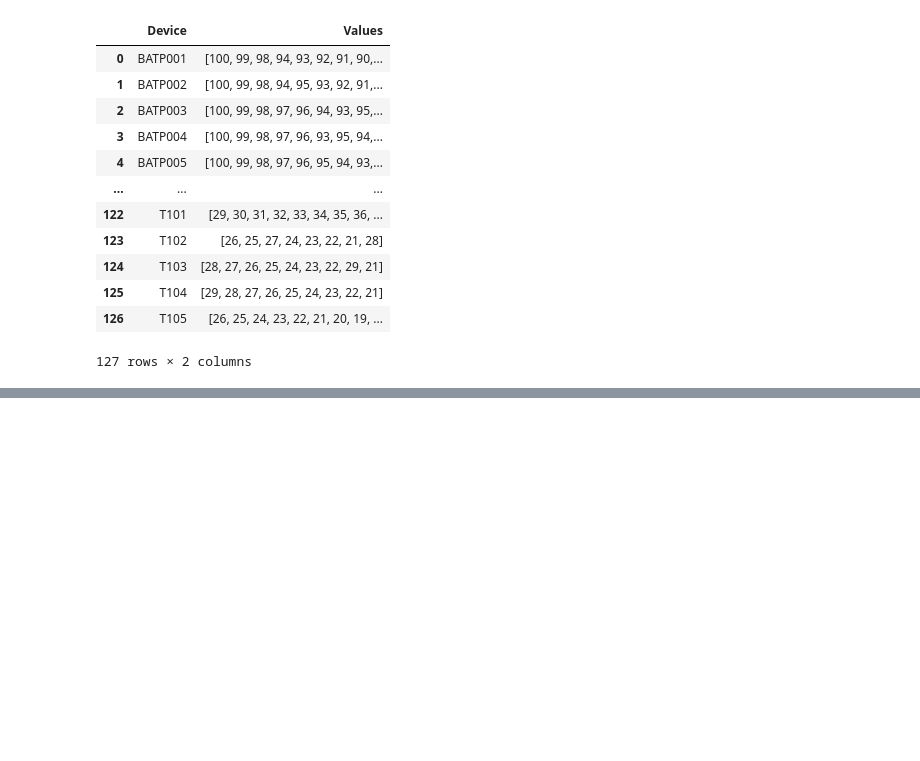
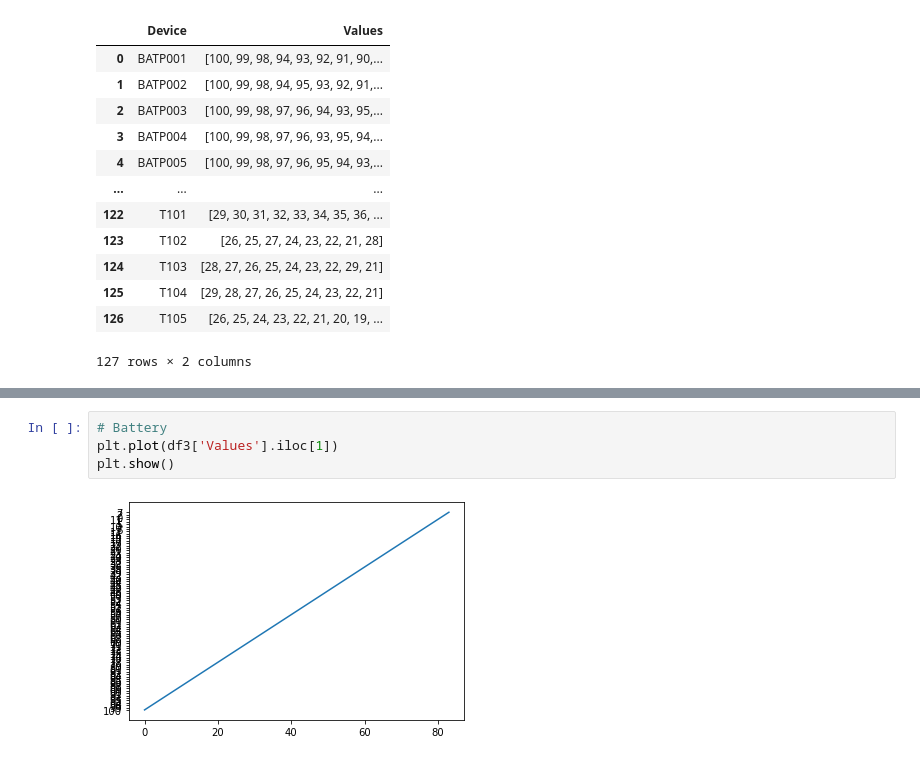
Before and after one commit to ThiinhUET/Fault-Detection-IoT, a Jupyter notebook: FPOF.ipynb, the cells around one changed output, grey strips where cells are left out. Cells and saved outputs as stored; diff of their text form; blank space fills up the shorter version.

```diff
--- a/FPOF.ipynb
+++ b/FPOF.ipynb
@@ -124,0 +113,6 @@ df3
+# %%
+# Battery
+plt.plot(df3['Values'].iloc[1])
+plt.show()
+# %% [output]
+[figure, added]
```
Also changed, not shown: parts of 3 cells of this notebook, 2 other files.
